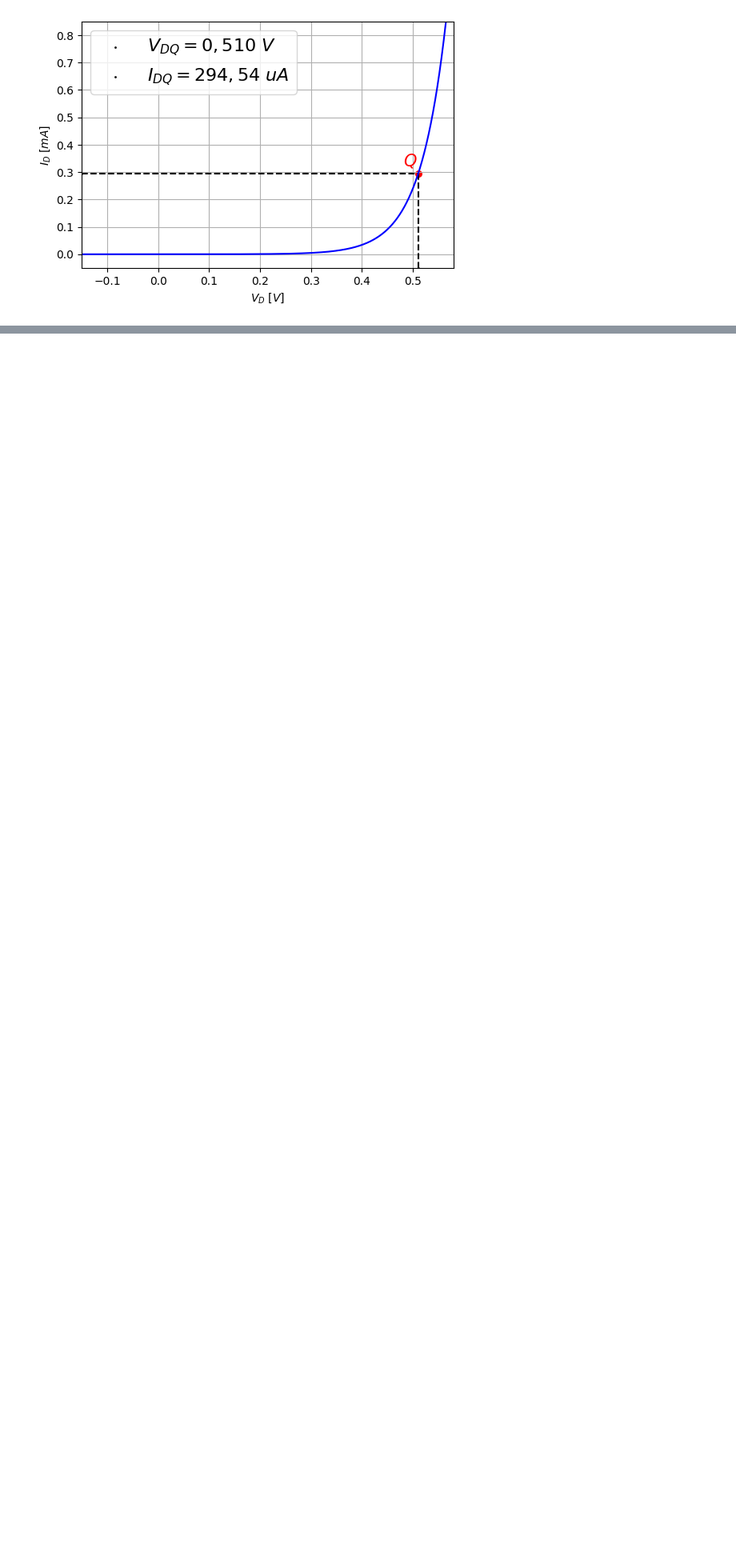
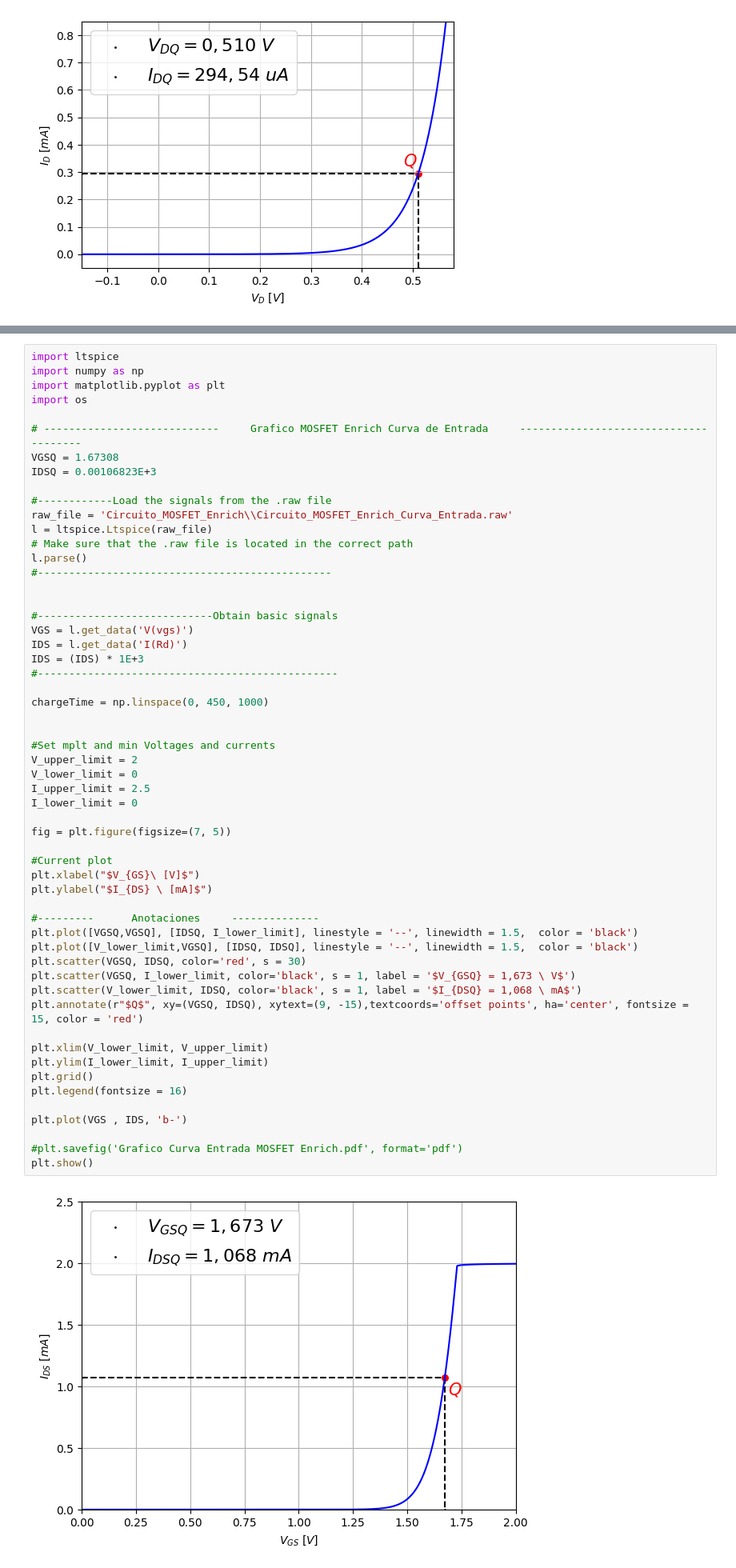
Before and after one commit to Fditoro/TP-Final-Fisica-Electronica, a Jupyter notebook: Spice/Graficos Spice.ipynb, the cells around one changed output, grey strips where cells are left out. Shown: that part at 80% size. Saved outputs shown, nothing was run; the diff lists cells and outputs as text; blank space fills up the shorter version.

```diff
--- a/Spice/Graficos Spice.ipynb
+++ b/Spice/Graficos Spice.ipynb
@@ -174,0 +175,58 @@ plt.show()
+# %%
+import ltspice
+import numpy as np
+import matplotlib.pyplot as plt
+import os
+
+# ----------------------------     Grafico MOSFET Enrich Curva de Entrada     --------------------------------------
+VGSQ = 1.67308
+IDSQ = 0.00106823E+3
+
+#------------Load the signals from the .raw file
+raw_file = 'Circuito_MOSFET_Enrich\\Circuito_MOSFET_Enrich_Curva_Entrada.raw'
+l = ltspice.Ltspice(raw_file)
+# Make sure that the .raw file is located in the correct path
+l.parse()
+#-----------------------------------------------
+
+
+#----------------------------Obtain basic signals
+VGS = l.get_data('V(vgs)')
+IDS = l.get_data('I(Rd)')
+IDS = (IDS) * 1E+3
+#------------------------------------------------
+
+chargeTime = np.linspace(0, 450, 1000)
+
+
+#Set mplt and min Voltages and currents
+V_upper_limit = 2
+V_lower_limit = 0
+I_upper_limit = 2.5
+I_lower_limit = 0
+
+fig = plt.figure(figsize=(7, 5))
+
+#Current plot
+plt.xlabel("$V_{GS}\ [V]$")
+plt.ylabel("$I_{DS} \ [mA]$")
+
+#---------      Anotaciones     --------------
+plt.plot([VGSQ,VGSQ], [IDSQ, I_lower_limit], linestyle = '--', linewidth = 1.5,  color = 'black')
+plt.plot([V_lower_limit,VGSQ], [IDSQ, IDSQ], linestyle = '--', linewidth = 1.5,  color = 'black')
+plt.scatter(VGSQ, IDSQ, color='red', s = 30)
+plt.scatter(VGSQ, I_lower_limit, color='black', s = 1, label = '$V_{GSQ} = 1,673 \ V$')
+plt.scatter(V_lower_limit, IDSQ, color='black', s = 1, label = '$I_{DSQ} = 1,068 \ mA$')
+plt.annotate(r"$Q$", xy=(VGSQ, IDSQ), xytext=(9, -15),textcoords='offset points', ha='center', fontsize = 15, color = 'red')
+
+plt.xlim(V_lower_limit, V_upper_limit)
+plt.ylim(I_lower_limit, I_upper_limit)
+plt.grid()
+plt.legend(fontsize = 16)
+
+plt.plot(VGS , IDS, 'b-')
+
+#plt.savefig('Grafico Curva Entrada MOSFET Enrich.pdf', format='pdf')
+plt.show()
+# %% [output]
+[figure, added]
```
Also changed, not shown: parts of 2 cells of this notebook, 11 other files.
